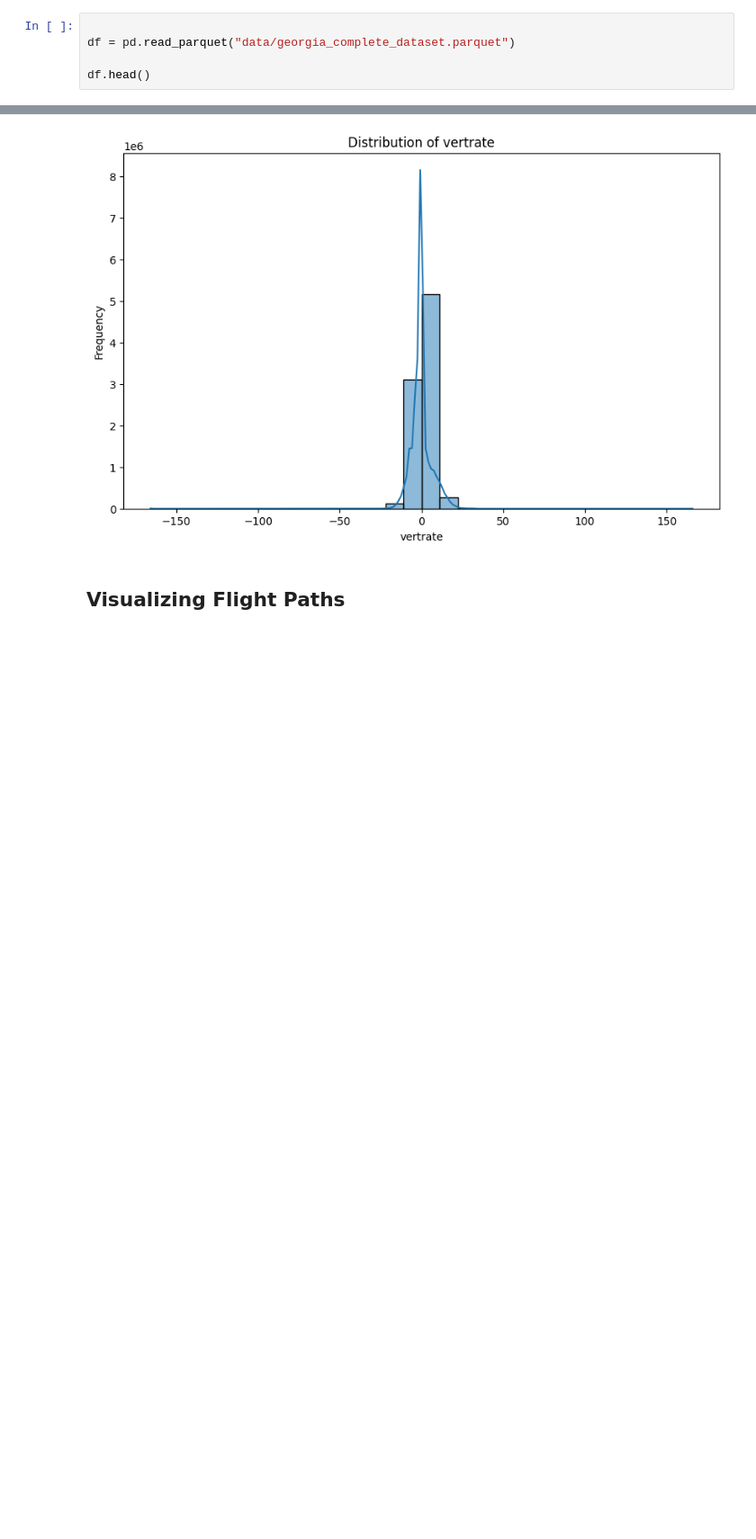
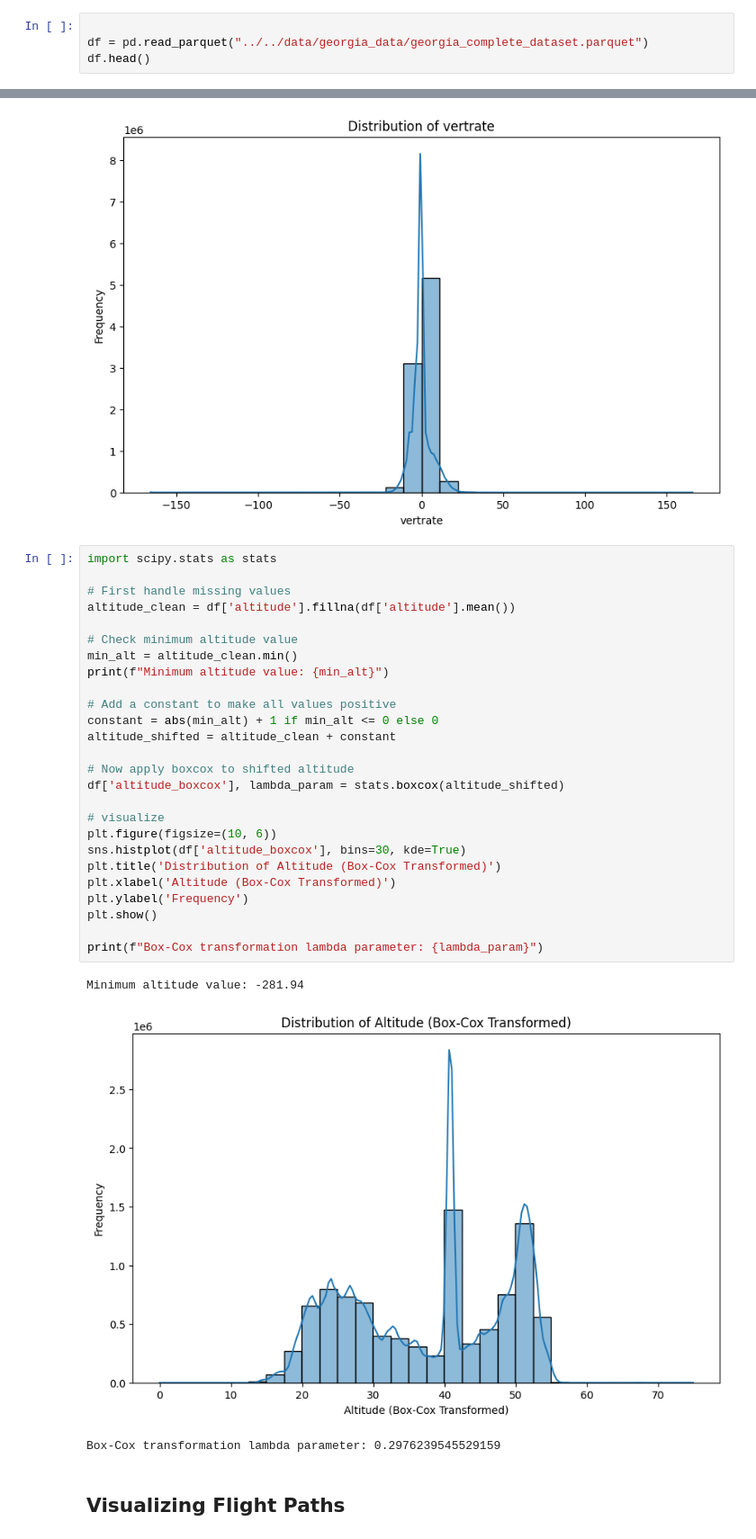
Before and after one commit to mabbts/Aviation-Milestone2-Project, a Jupyter notebook: notebooks/julien-hovan/playground.ipynb, the cells around one changed output, grey strips where cells are left out. Shown: that part at 90% size. Drawn from its saved outputs; the diff is of its cells as text; blank space fills up the shorter version.

```diff
--- a/notebooks/julien-hovan/playground.ipynb
+++ b/notebooks/julien-hovan/playground.ipynb
@@ -7,8 +27,7 @@ import seaborn as sns
 import matplotlib.pyplot as plt
 # %%
 
-df = pd.read_parquet("data/georgia_complete_dataset.parquet")
-
+df = pd.read_parquet("../../data/georgia_data/georgia_complete_dataset.parquet")
 df.head()
 # %% [output]
 |  | time | icao24 | callsign | latitude | longitude | altitude | velocity | heading | vertrate | onground |
@@ -70,6 +89,36 @@ for feature in numerical_features:
 [figure]
 [figure]
 [figure]
+# %%
+import scipy.stats as stats
+
+# First handle missing values
+altitude_clean = df['altitude'].fillna(df['altitude'].mean())
+
+# Check minimum altitude value
+min_alt = altitude_clean.min()
+print(f"Minimum altitude value: {min_alt}")
+
+# Add a constant to make all values positive
+constant = abs(min_alt) + 1 if min_alt <= 0 else 0
+altitude_shifted = altitude_clean + constant
+
+# Now apply boxcox to shifted altitude
+df['altitude_boxcox'], lambda_param = stats.boxcox(altitude_shifted)
+
+# visualize
+plt.figure(figsize=(10, 6))
+sns.histplot(df['altitude_boxcox'], bins=30, kde=True)
+plt.title('Distribution of Altitude (Box-Cox Transformed)')
+plt.xlabel('Altitude (Box-Cox Transformed)')
+plt.ylabel('Frequency')
+plt.show()
+
+print(f"Box-Cox transformation lambda parameter: {lambda_param}")
+# %% [output]
+Minimum altitude value: -281.94
+[figure, added]
+Box-Cox transformation lambda parameter: 0.2976239545529159
 # %% [markdown]
 ## Visualizing Flight Paths
 # %% [markdown]
```
Also changed, not shown: parts of 1 cell of this notebook, 7 other files.
